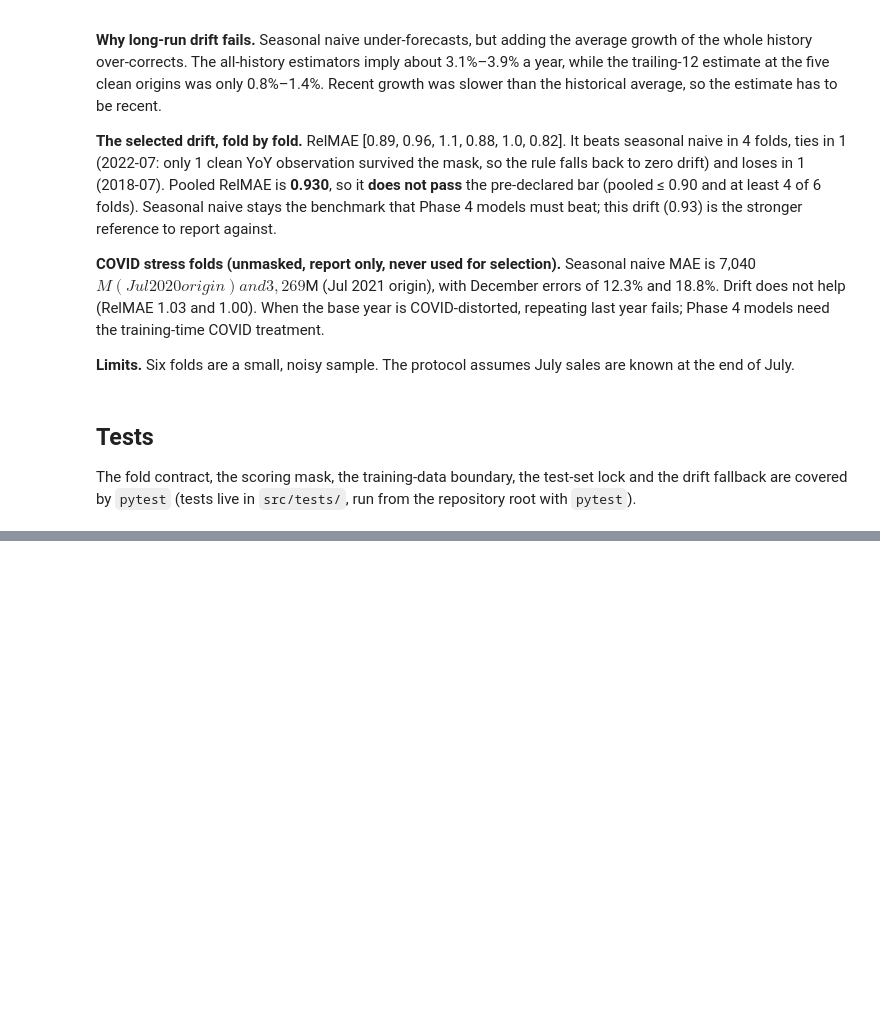
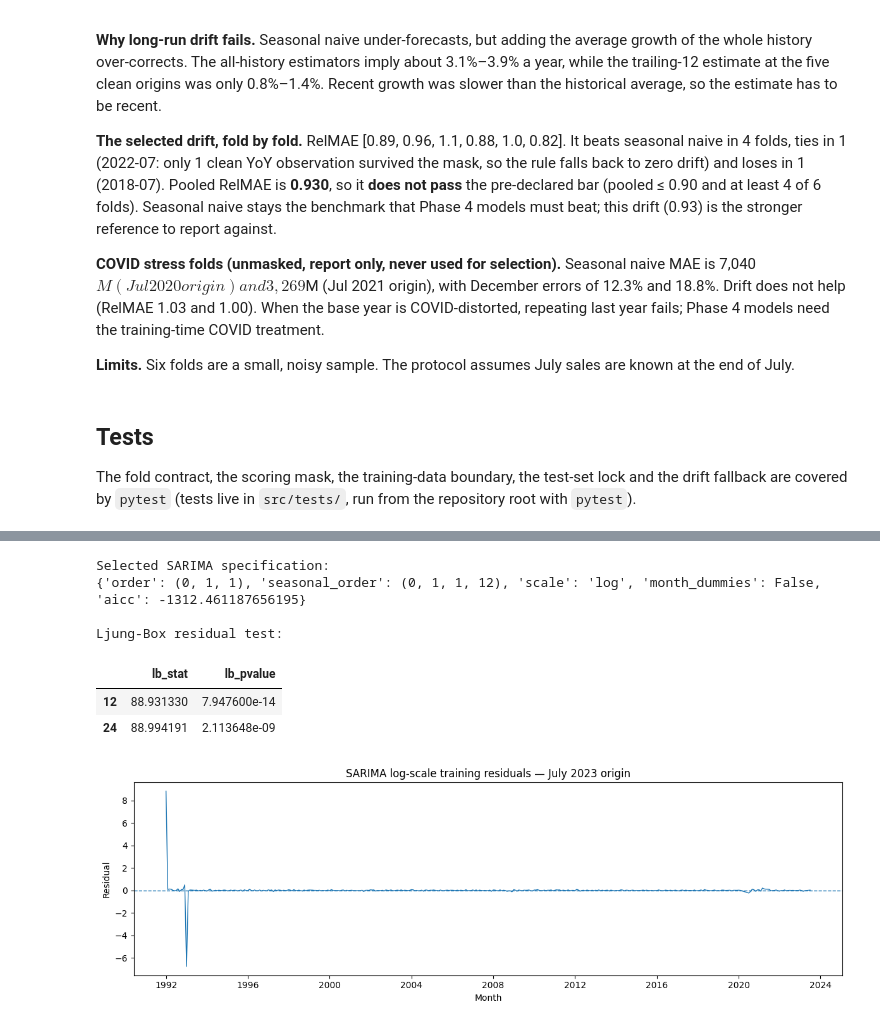
Before and after one commit to mo-alsafi/apparel-sales-forecasting, a Jupyter notebook: notebooks/modeling.ipynb, the cells around one changed output, grey strips where cells are left out. Drawn from its saved outputs; the diff is of its cells as text; code cells hidden in the pictures; blank space fills up the shorter version.

```diff
--- a/notebooks/modeling.ipynb
+++ b/notebooks/modeling.ipynb
@@ -199,0 +602,55 @@ The fold contract, the scoring mask, the training-data boundary, the test-set lo
+# %%
+diagnostic_train = y.loc[: "2023-07-01"].copy()
+
+diagnostic_fit, diagnostic_spec = (
+    fit_sarima_for_diagnostics(
+        diagnostic_train,
+        transform="log",
+    )
+)
+
+print("Selected SARIMA specification:")
+print(diagnostic_spec)
+
+residuals = pd.Series(
+    np.asarray(diagnostic_fit.resid, dtype=float),
+    index=diagnostic_train.index,
+    name="Log-scale residual",
+).dropna()
+
+ljung_box = acorr_ljungbox(
+    residuals,
+    lags=[12, 24],
+    return_df=True,
+)
+
+print("\nLjung-Box residual test:")
+display(ljung_box)
+
+fig, ax = plt.subplots(figsize=(12, 4))
+
+ax.plot(
+    residuals.index,
+    residuals.values,
+    linewidth=1,
+)
+
+ax.axhline(0, linestyle="--", linewidth=1)
+
+ax.set_title(
+    "SARIMA log-scale training residuals — July 2023 origin"
+)
+ax.set_xlabel("Month")
+ax.set_ylabel("Residual")
+
+plt.tight_layout()
+plt.show()
+# %% [output]
+Selected SARIMA specification:
+{'order': (0, 1, 1), 'seasonal_order': (0, 1, 1, 12), 'scale': 'log', 'month_dummies': False, 'aicc': -1312.461187656195}
+
+Ljung-Box residual test:
+|  | lb_stat | lb_pvalue |
+| 12 | 88.931330 | 7.947600e-14 |
+| 24 | 88.994191 | 2.113648e-09 |
+[figure, added]
```
Also changed, not shown: parts of 10 cells of this notebook, 4 other files.
